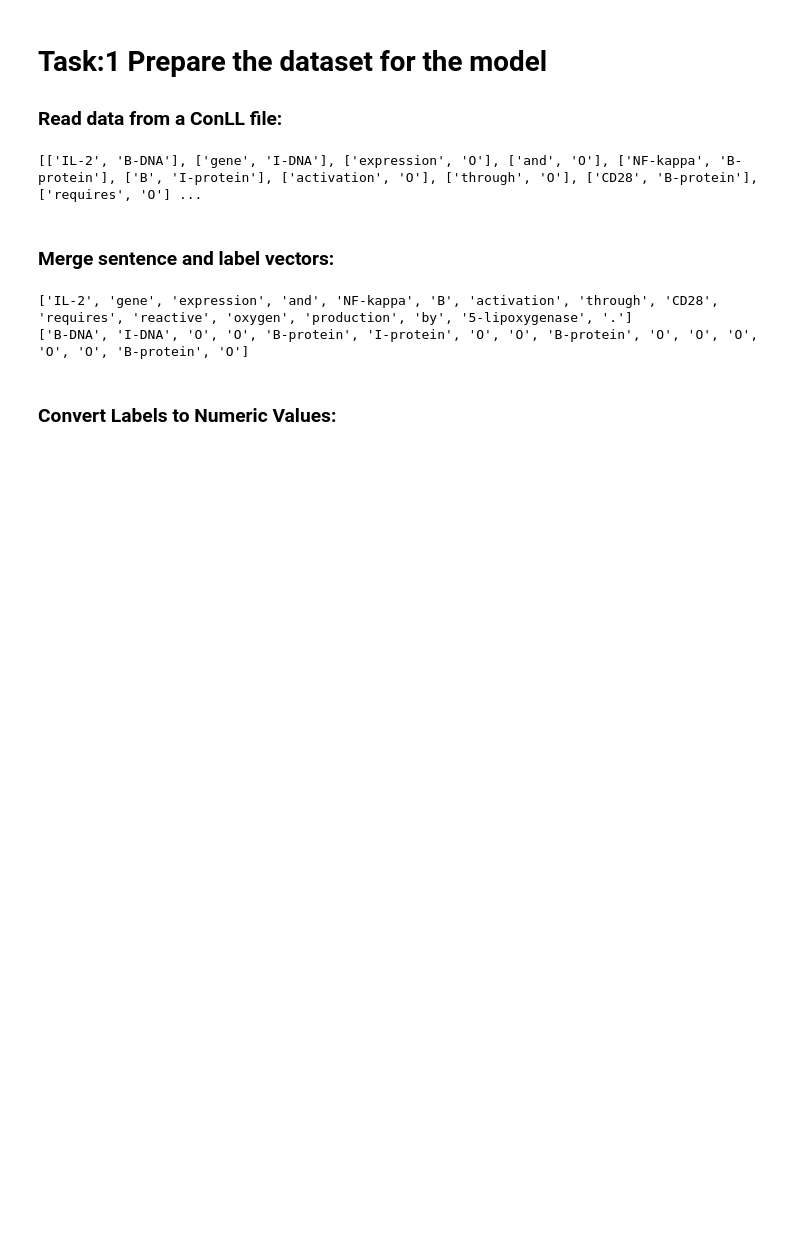
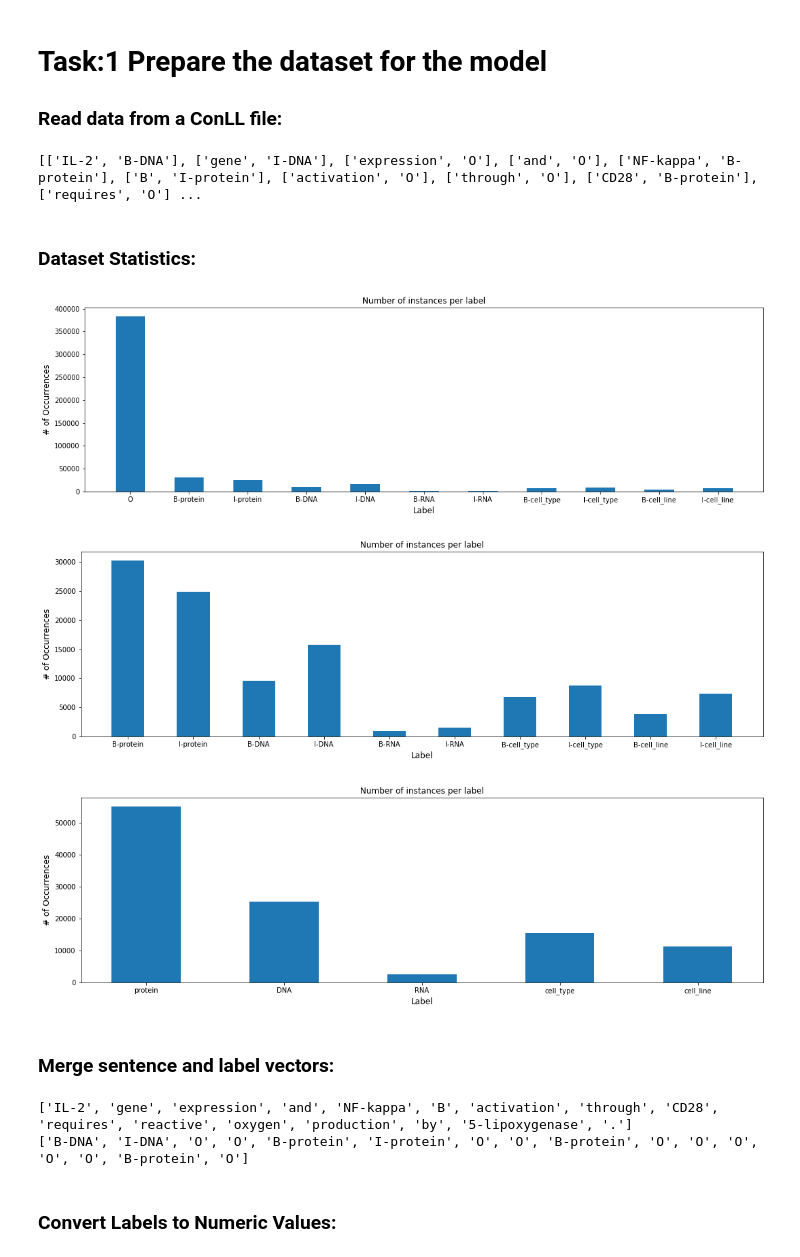
Before and after one commit to nfrn/Deep-Learning-for-Health-Text-Mining, a Jupyter notebook: Lab3.ipynb, the cells around one changed output. Cells and saved outputs as stored; diff of their text form; code cells hidden in the pictures; blank space fills up the shorter version.

```diff
--- a/Lab3.ipynb
+++ b/Lab3.ipynb
@@ -128,6 +85,62 @@ data_test = list(read_conll('.test'))
 print(data_train[0])
 # %% [output]
 [['IL-2', 'B-DNA'], ['gene', 'I-DNA'], ['expression', 'O'], ['and', 'O'], ['NF-kappa', 'B-protein'], ['B', 'I-protein'], ['activation', 'O'], ['through', 'O'], ['CD28', 'B-protein'], ['requires', 'O'] ...
+# %% [markdown]
+### Dataset Statistics:
+# %%
+import numpy as np
+import matplotlib.pyplot as plt
+def visualizeClassImbalance(data):
+    # View the class count distribution
+    array = np.array(data)
+
+    dic={"O":0,"B-protein":0,"I-protein":0,"B-DNA":0, "I-DNA":0, "B-RNA":0, "I-RNA":0,
+         "B-cell_type":0,"I-cell_type":0, "B-cell_line":0, "I-cell_line":0}
+    for sub_array in array:
+        for sub_sub_array in sub_array:
+            dic[sub_sub_array[1]]=dic.get(sub_sub_array[1])+1
+    f, ax = plt.subplots(figsize=(18,5))
+    plt.bar(dic.keys(), dic.values(),width=0.5, color='C0')
+    plt.title("Number of instances per label")
+    plt.ylabel('# of Occurrences', fontsize=12)
+    plt.xlabel('Label', fontsize=12)
+    plt.show()
+
+    dic={"B-protein":0,"I-protein":0,"B-DNA":0, "I-DNA":0, "B-RNA":0, "I-RNA":0,
+         "B-cell_type":0,"I-cell_type":0, "B-cell_line":0, "I-cell_line":0}
+    for sub_array in array:
+        for sub_sub_array in sub_array:
+            if sub_sub_array[1] in dic:
+                dic[sub_sub_array[1]]=dic.get(sub_sub_array[1])+1
+    f, ax = plt.subplots(figsize=(18,5))
+    plt.bar(dic.keys(), dic.values(),width=0.5, color='C0')
+    plt.title("Number of instances per label")
+    plt.ylabel('# of Occurrences', fontsize=12)
+    plt.xlabel('Label', fontsize=12)
+    plt.show()
+
+    dic={"protein":0,"DNA":0,"RNA":0,"cell_type":0,"cell_line":0}
+    for sub_array in array:
+        for sub_sub_array in sub_array:
+            if sub_sub_array[1][2:] in dic:
+                dic[sub_sub_array[1][2:]]=dic.get(sub_sub_array[1][2:])+1
+    f, ax = plt.subplots(figsize=(18,5))
+    plt.bar(dic.keys(), dic.values(),width=0.5, color='C0')
+    plt.title("Number of instances per label")
+    plt.ylabel('# of Occurrences', fontsize=12)
+    plt.xlabel('Label', fontsize=12)
+    plt.show()
+
+
+
+data_train = list(read_conll('.train'))
+data_test = list(read_conll('.test'))
+
+visualizeClassImbalance(data_train)
+# %% [output]
+[figure, added]
+[figure, added]
+[figure, added]
 # %% [markdown]
 ### Merge sentence and label vectors:
 # %%
```
Also changed, not shown: parts of 11 cells of this notebook, 1 other file.
